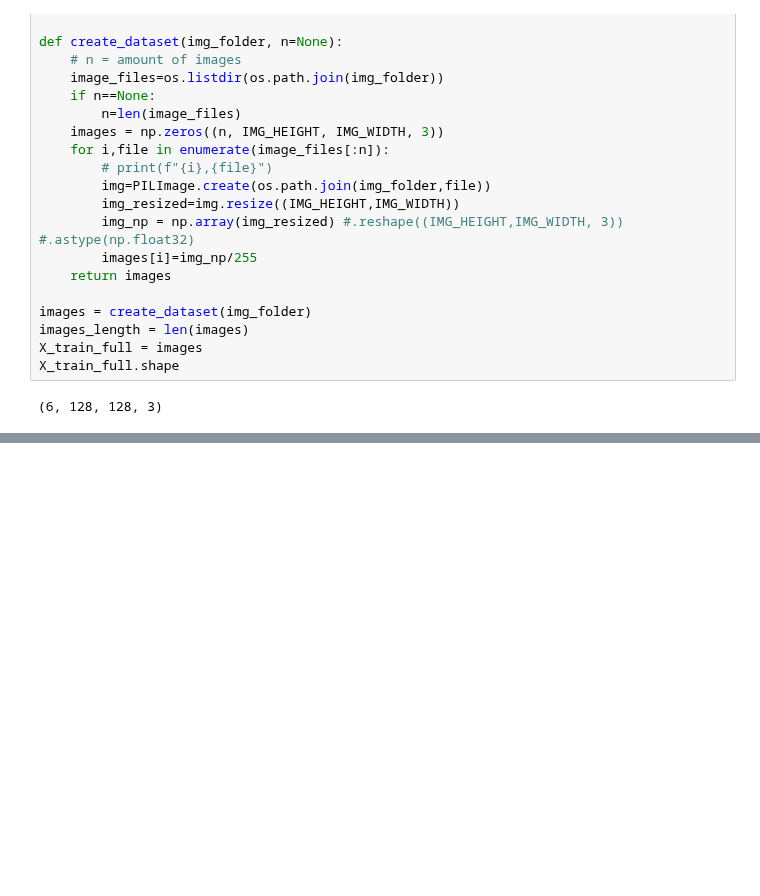
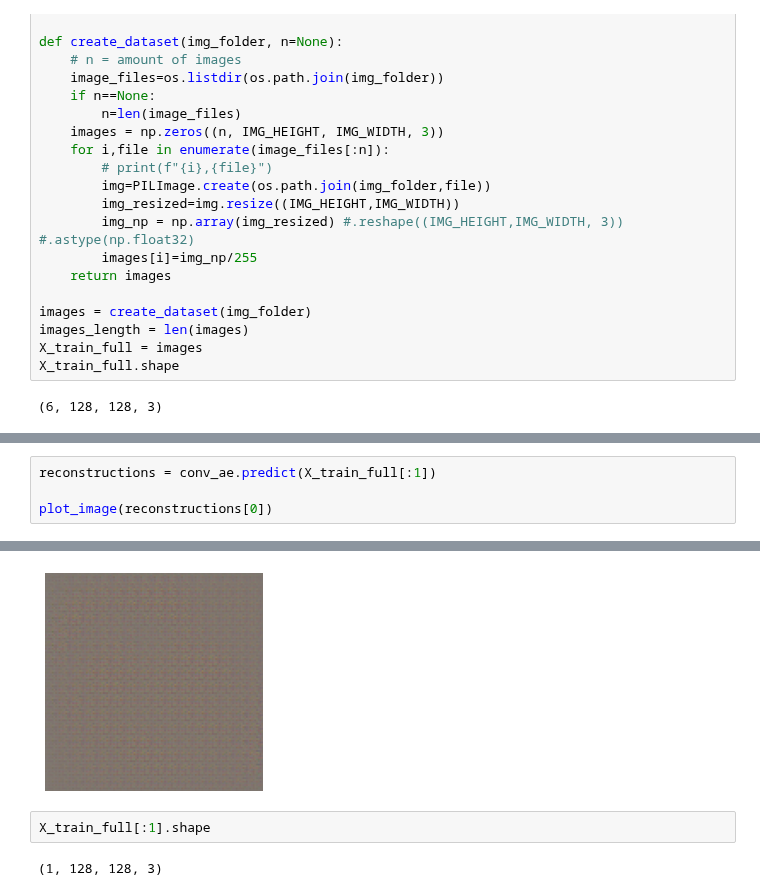
Before and after one commit to hikmatelhaj/machine-learning-project, a Jupyter notebook: sprint3_autoencoder.ipynb, the cells around one changed output, grey strips where cells are left out. Saved outputs shown, nothing was run; the diff lists cells and outputs as text; blank space fills up the shorter version.

```diff
--- a/sprint3_autoencoder.ipynb
+++ b/sprint3_autoencoder.ipynb
@@ -106 +106,6 @@ plt.show()
 [figure]
+# %%
+reconstructions = conv_ae.predict(X_train_full[:1])
+
+plot_image(reconstructions[0])
+# %% [output]
@@ -106,0 +113,5 @@ plt.show()
+[figure, added]
+# %%
+X_train_full[:1].shape
+# %% [output]
+(1, 128, 128, 3)
```
Also changed, not shown: parts of 3 cells of this notebook, 6 other files.
